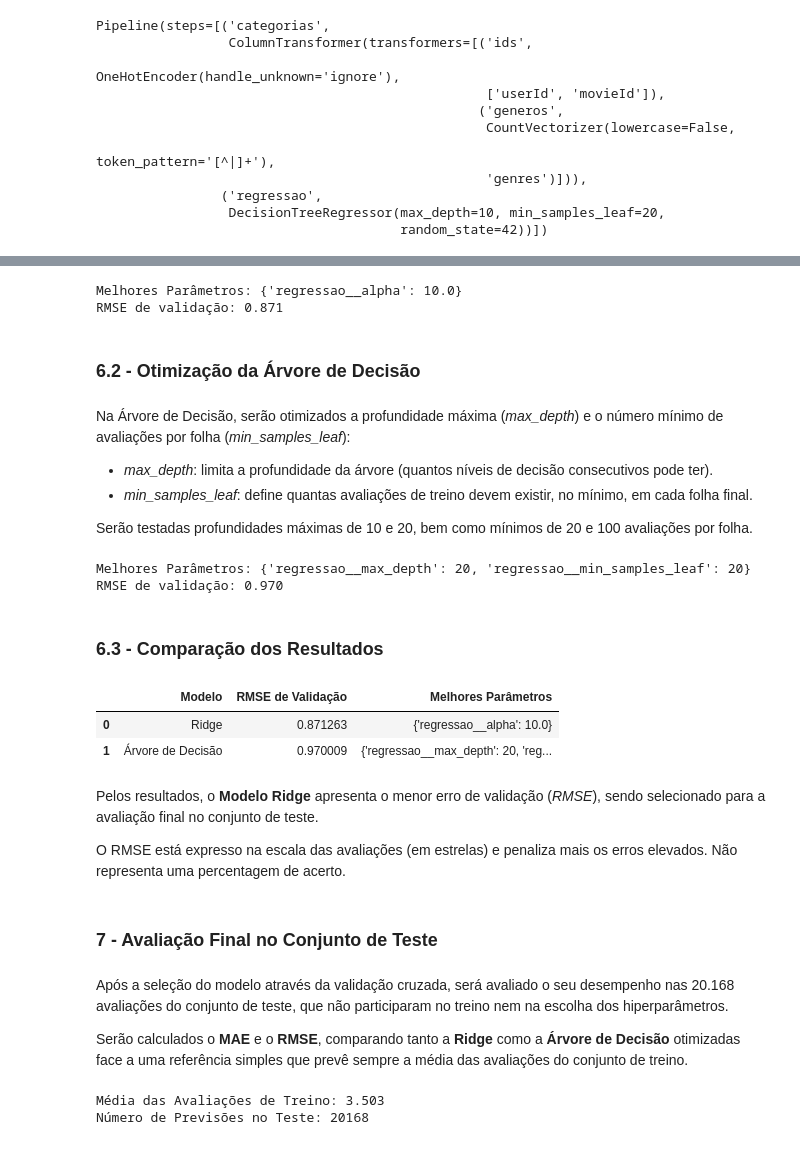
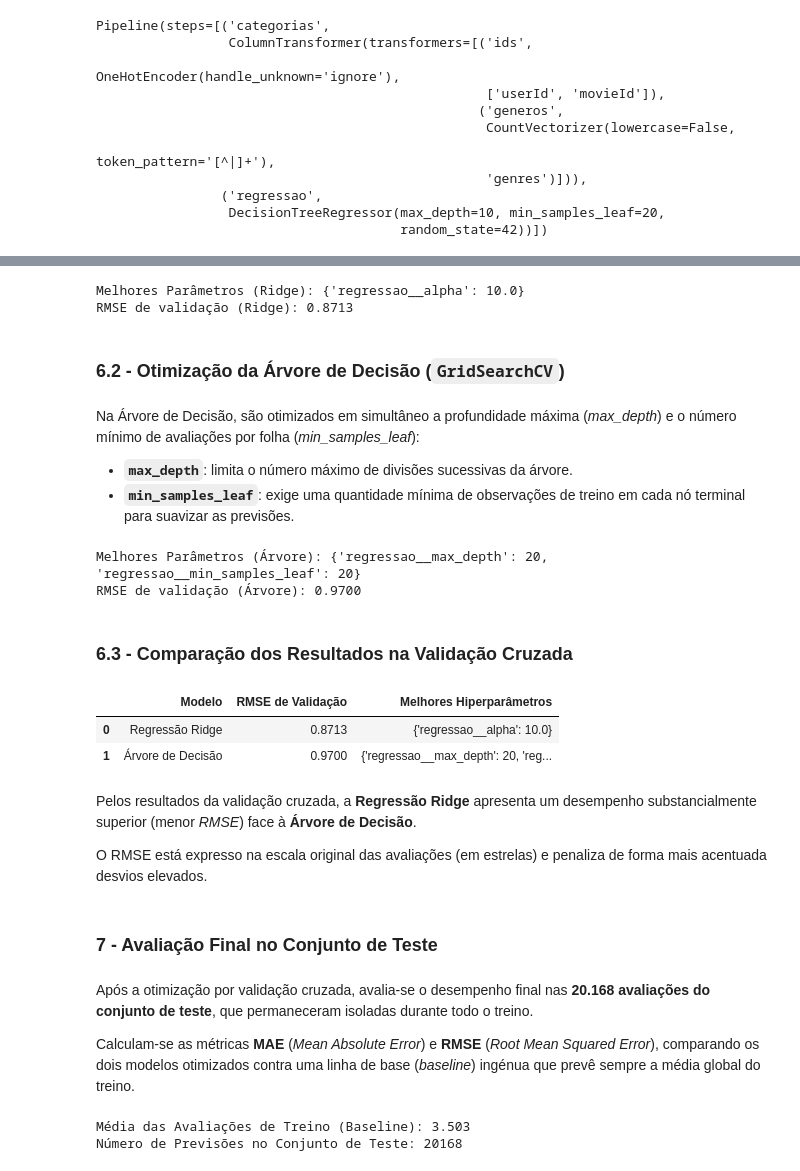
Before and after one commit to nicolasruchimura2/movie-lens-ml, a Jupyter notebook: recomendacoes.ipynb, the cells around one changed output, grey strips where cells are left out. Saved outputs shown, nothing was run; the diff lists cells and outputs as text; code cells hidden in the pictures.

```diff
--- a/recomendacoes.ipynb
+++ b/recomendacoes.ipynb
@@ -202,18 +334,18 @@ O modelo representa a tendência de um utilizador atribuir notas mais altas, o p
 from sklearn.pipeline import Pipeline
 from sklearn.linear_model import Ridge
 
-preprocessador = ColumnTransformer([
+preprocessador_ridge = ColumnTransformer([
     ("ids", OneHotEncoder(handle_unknown="ignore"), ["userId", "movieId"]),
     ("generos", CountVectorizer(token_pattern=r"[^|]+", lowercase=False), "genres")
 ])
 
 modelo_ridge = Pipeline([
-    ("categorias", preprocessador),
+    ("categorias", preprocessador_ridge),
     (
         "regressao",
         Ridge(
             alpha=1.0,     # valor inicial de regularização
-            solver="lsqr"  # método iterativo rápido para matrizes esparsas
+            solver="lsqr"  # método iterativo eficiente para matrizes esparsas
         )
     )
 ])
@@ -302,5 +431,4 @@ O **GridSearchCV** testa exaustivamente os valores candidatos do hiperparâmetro
 # %%
-# O parâmetro otimizado será o alpha do modelo Ridge
 parametros_ridge = {
     "regressao__alpha": [0.001, 0.01, 0.1, 1.0, 10.0, 100.0]
 }
@@ -315,22 +443,20 @@ busca_ridge = GridSearchCV(
 
 busca_ridge.fit(X_treino, y_treino)
 
-print("Melhores Parâmetros:", busca_ridge.best_params_)
+print("Melhores Parâmetros (Ridge):", busca_ridge.best_params_)
 
 rmse_validacao_ridge = (-busca_ridge.best_score_) ** 0.5
-print(f"RMSE de validação: {rmse_validacao_ridge:.3f}")
+print(f"RMSE de validação (Ridge): {rmse_validacao_ridge:.4f}")
 # %% [output]
-Melhores Parâmetros: {'regressao__alpha': 10.0}
-RMSE de validação: 0.871
+Melhores Parâmetros (Ridge): {'regressao__alpha': 10.0}
+RMSE de validação (Ridge): 0.8713
 # %% [markdown]
-### 6.2 - Otimização da Árvore de Decisão
+### 6.2 - Otimização da Árvore de Decisão (`GridSearchCV`)
 # %% [markdown]
-Na Árvore de Decisão, serão otimizados a profundidade máxima (*max_depth*) e o número mínimo de avaliações por folha (*min_samples_leaf*):
+Na Árvore de Decisão, são otimizados em simultâneo a profundidade máxima (*max_depth*) e o número mínimo de avaliações por folha (*min_samples_leaf*):
 
-* *max_depth*: limita a profundidade da árvore (quantos níveis de decisão consecutivos pode ter).
-* *min_samples_leaf*: define quantas avaliações de treino devem existir, no mínimo, em cada folha final.
-
-Serão testadas profundidades máximas de 10 e 20, bem como mínimos de 20 e 100 avaliações por folha.
+* **`max_depth`**: limita o número máximo de divisões sucessivas da árvore.
+* **`min_samples_leaf`**: exige uma quantidade mínima de observações de treino em cada nó terminal para suavizar as previsões.
 # %%
 parametros_arvore = {
     "regressao__max_depth": [10, 20],
@@ -347,46 +473,45 @@ busca_arvore = GridSearchCV(
 
 busca_arvore.fit(X_treino, y_treino)
 
-print("Melhores Parâmetros:", busca_arvore.best_params_)
+print("Melhores Parâmetros (Árvore):", busca_arvore.best_params_)
 
 rmse_validacao_arvore = (-busca_arvore.best_score_) ** 0.5
-print(f"RMSE de validação: {rmse_validacao_arvore:.3f}")
+print(f"RMSE de validação (Árvore): {rmse_validacao_arvore:.4f}")
 # %% [output]
-Melhores Parâmetros: {'regressao__max_depth': 20, 'regressao__min_samples_leaf': 20}
-RMSE de validação: 0.970
+Melhores Parâmetros (Árvore): {'regressao__max_depth': 20, 'regressao__min_samples_leaf': 20}
+RMSE de validação (Árvore): 0.9700
 # %% [markdown]
-### 6.3 - Comparação dos Resultados
+### 6.3 - Comparação dos Resultados na Validação Cruzada
 # %%
 comparacao_validacao = pd.DataFrame([
     {
-        "Modelo": "Ridge",
+        "Modelo": "Regressão Ridge",
         "RMSE de Validação": rmse_validacao_ridge,
-        "Melhores Parâmetros": busca_ridge.best_params_
+        "Melhores Hiperparâmetros": busca_ridge.best_params_
     },
     {
         "Modelo": "Árvore de Decisão",
         "RMSE de Validação": rmse_validacao_arvore,
-        "Melhores Parâmetros": busca_arvore.best_params_
+        "Melhores Hiperparâmetros": busca_arvore.best_params_
     }
 ]).sort_values("RMSE de Validação").reset_index(drop=True)
 
-display(comparacao_validacao)
+display(comparacao_validacao.round(4))
 # %% [output]
-|  | Modelo | RMSE de Validação | Melhores Parâmetros |
-| 0 | Ridge | 0.871263 | {'regressao__alpha': 10.0} |
-| 1 | Árvore de Decisão | 0.970009 | {'regressao__max_depth': 20, 'reg... |
+|  | Modelo | RMSE de Validação | Melhores Hiperparâmetros |
+| 0 | Regressão Ridge | 0.8713 | {'regressao__alpha': 10.0} |
+| 1 | Árvore de Decisão | 0.9700 | {'regressao__max_depth': 20, 'reg... |
 # %% [markdown]
-Pelos resultados, o **Modelo Ridge** apresenta o menor erro de validação (*RMSE*), sendo selecionado para a avaliação final no conjunto de teste.
+Pelos resultados da validação cruzada, a **Regressão Ridge** apresenta um desempenho substancialmente superior (menor *RMSE*) face à **Árvore de Decisão**.
 
-O RMSE está expresso na escala das avaliações (em estrelas) e penaliza mais os erros elevados. Não representa uma percentagem de acerto.
+O RMSE está expresso na escala original das avaliações (em estrelas) e penaliza de forma mais acentuada desvios elevados.
 # %% [markdown]
 ### 7 - Avaliação Final no Conjunto de Teste
 # %% [markdown]
-Após a seleção do modelo através da validação cruzada, será avaliado o seu desempenho nas 20.168 avaliações do conjunto de teste, que não participaram no treino nem na escolha dos hiperparâmetros.
+Após a otimização por validação cruzada, avalia-se o desempenho final nas **20.168 avaliações do conjunto de teste**, que permaneceram isoladas durante todo o treino.
 
-Serão calculados o **MAE** e o **RMSE**, comparando tanto a **Ridge** como a **Árvore de Decisão** otimizadas face a uma referência simples que prevê sempre a média das avaliações do conjunto de treino.
+Calculam-se as métricas **MAE** (*Mean Absolute Error*) e **RMSE** (*Root Mean Squared Error*), comparando os dois modelos otimizados contra uma linha de base (*baseline*) ingénua que prevê sempre a média global do treino.
 # %%
-import numpy as np
 from sklearn.metrics import mean_absolute_error, mean_squared_error
 
 melhor_modelo_ridge = busca_ridge.best_estimator_
@@ -398,9 +523,9 @@ previsoes_arvore = melhor_modelo_arvore.predict(X_teste)
 media_treino = y_treino.mean()
 previsoes_referencia = np.full(len(y_teste), media_treino)
 
-print(f"Média das Avaliações de Treino: {media_treino:.3f}")
-print("Número de Previsões no Teste:", len(previsoes_ridge))
+print(f"Média das Avaliações de Treino (Baseline): {media_treino:.3f}")
+print("Número de Previsões no Conjunto de Teste:", len(previsoes_ridge))
 # %% [output]
-Média das Avaliações de Treino: 3.503
-Número de Previsões no Teste: 20168
+Média das Avaliações de Treino (Baseline): 3.503
+Número de Previsões no Conjunto de Teste: 20168
 # %% [markdown]
```
Also changed, not shown: parts of 38 cells of this notebook, 6 other files.
